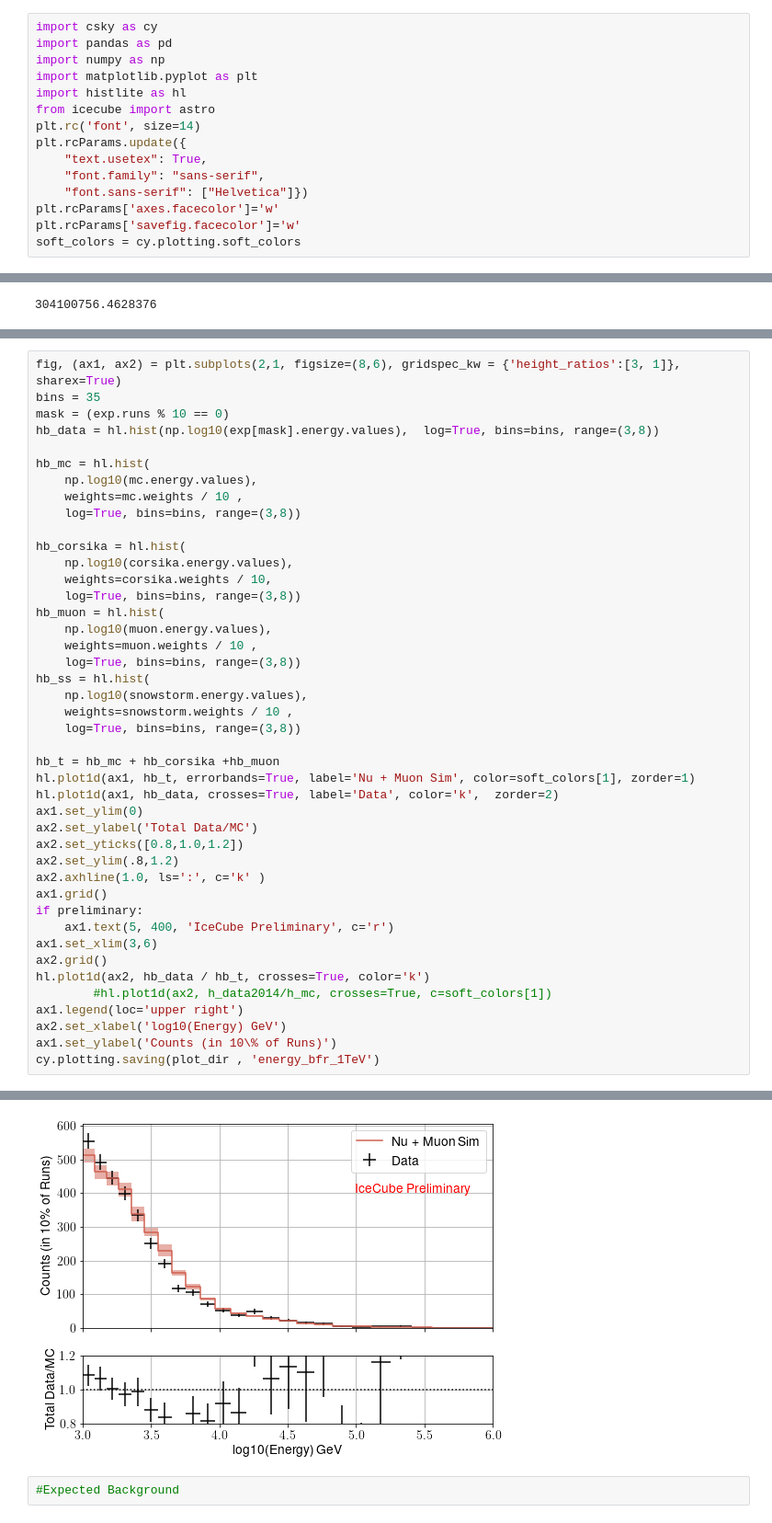
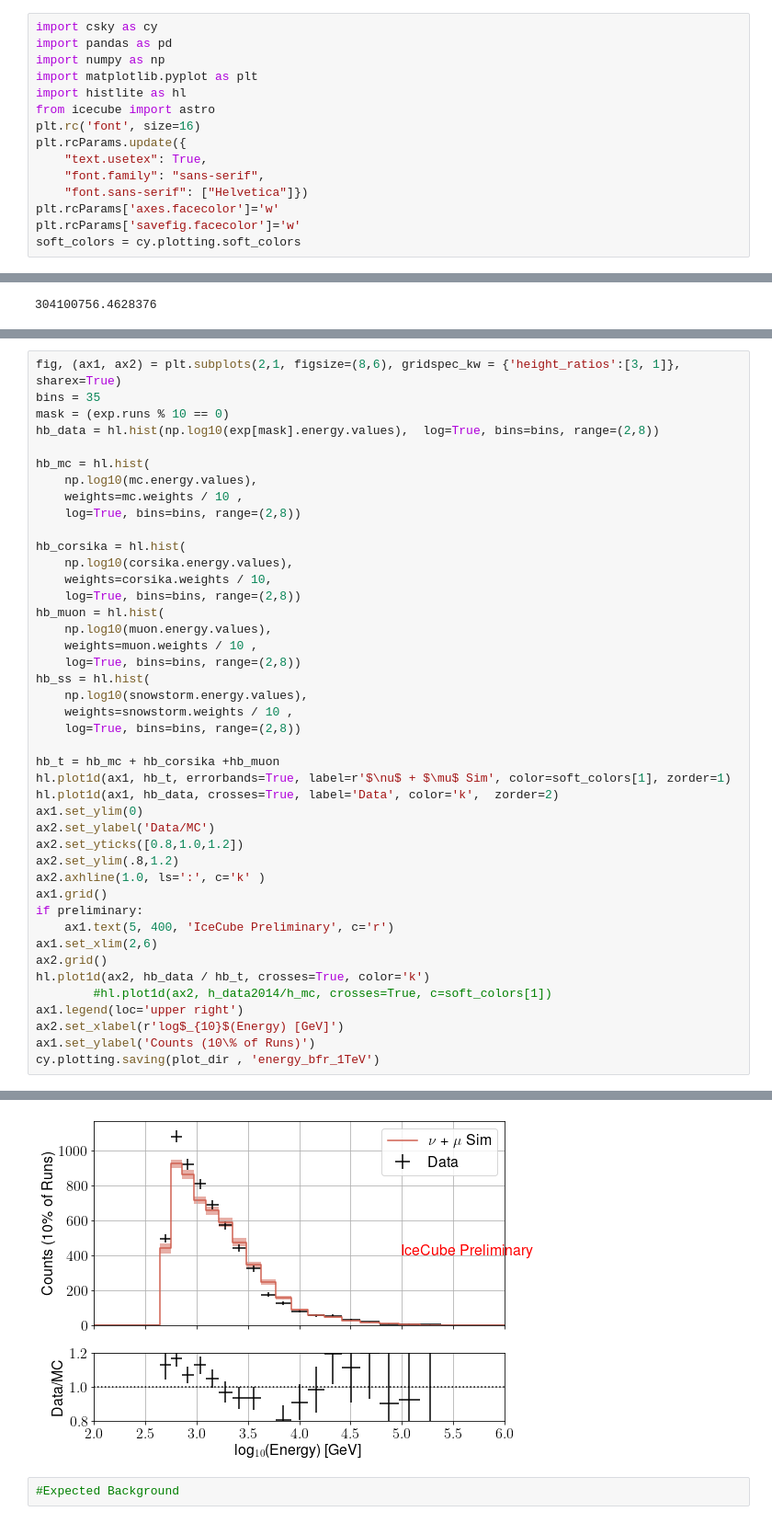
Before and after one commit to ssclafani949/DNNCascade, a Jupyter notebook: plotting/Dataset Plots.ipynb, the cells around one changed output, grey strips where cells are left out. Shown at 92% size. Saved outputs shown, nothing was run; the diff lists cells and outputs as text.

```diff
--- a/plotting/Dataset Plots.ipynb
+++ b/plotting/Dataset Plots.ipynb
@@ -5,7 +5,7 @@ import numpy as np
 import matplotlib.pyplot as plt
 import histlite as hl
 from icecube import astro
-plt.rc('font', size=14)
+plt.rc('font', size=16)
 plt.rcParams.update({
     "text.usetex": True,
     "font.family": "sans-serif",
@@ -472,48 +526,48 @@ cy.plotting.saving(plot_dir , 'coszen_datamc_1TeV')
 fig, (ax1, ax2) = plt.subplots(2,1, figsize=(8,6), gridspec_kw = {'height_ratios':[3, 1]}, sharex=True)
 bins = 35
 mask = (exp.runs % 10 == 0)
-hb_data = hl.hist(np.log10(exp[mask].energy.values),  log=True, bins=bins, range=(3,8))
+hb_data = hl.hist(np.log10(exp[mask].energy.values),  log=True, bins=bins, range=(2,8))
 
 hb_mc = hl.hist(
     np.log10(mc.energy.values),
     weights=mc.weights / 10 ,
-    log=True, bins=bins, range=(3,8))
+    log=True, bins=bins, range=(2,8))
 
 hb_corsika = hl.hist(
     np.log10(corsika.energy.values),
     weights=corsika.weights / 10,
-    log=True, bins=bins, range=(3,8))
+    log=True, bins=bins, range=(2,8))
 hb_muon = hl.hist(
     np.log10(muon.energy.values),
     weights=muon.weights / 10 ,
-    log=True, bins=bins, range=(3,8))
+    log=True, bins=bins, range=(2,8))
 hb_ss = hl.hist(
     np.log10(snowstorm.energy.values),
     weights=snowstorm.weights / 10 ,
-    log=True, bins=bins, range=(3,8))
+    log=True, bins=bins, range=(2,8))
 
 hb_t = hb_mc + hb_corsika +hb_muon
-hl.plot1d(ax1, hb_t, errorbands=True, label='Nu + Muon Sim', color=soft_colors[1], zorder=1)
+hl.plot1d(ax1, hb_t, errorbands=True, label=r'$\nu$ + $\mu$ Sim', color=soft_colors[1], zorder=1)
 hl.plot1d(ax1, hb_data, crosses=True, label='Data', color='k',  zorder=2)
 ax1.set_ylim(0)
-ax2.set_ylabel('Total Data/MC')
+ax2.set_ylabel('Data/MC')
 ax2.set_yticks([0.8,1.0,1.2])
 ax2.set_ylim(.8,1.2)
 ax2.axhline(1.0, ls=':', c='k' )
 ax1.grid()
 if preliminary:
     ax1.text(5, 400, 'IceCube Preliminary', c='r')
-ax1.set_xlim(3,6)
+ax1.set_xlim(2,6)
 ax2.grid()
 hl.plot1d(ax2, hb_data / hb_t, crosses=True, color='k')
         #hl.plot1d(ax2, h_data2014/h_mc, crosses=True, c=soft_colors[1])
 ax1.legend(loc='upper right')
-ax2.set_xlabel('log10(Energy) GeV')
-ax1.set_ylabel('Counts (in 10\% of Runs)')
+ax2.set_xlabel(r'log$_{10}$(Energy) [GeV]')
+ax1.set_ylabel('Counts (10\% of Runs)')
 cy.plotting.saving(plot_dir , 'energy_bfr_1TeV')
 # %% [output]
 -> /home/ssclafani/public_html/DNNC/plots/dataset_plots/energy_bfr_1TeV
-[figure, old version]
+[figure, new version]
 # %%
 #Expected Background
 # %%
```
Also changed, not shown: parts of 36 cells of this notebook, 7 other files.
